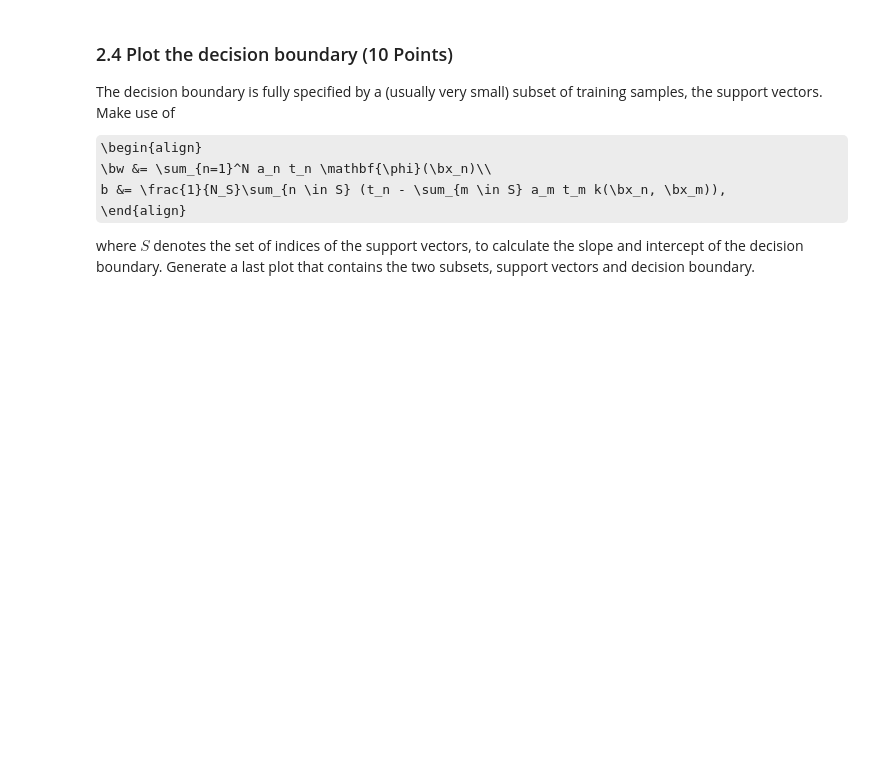
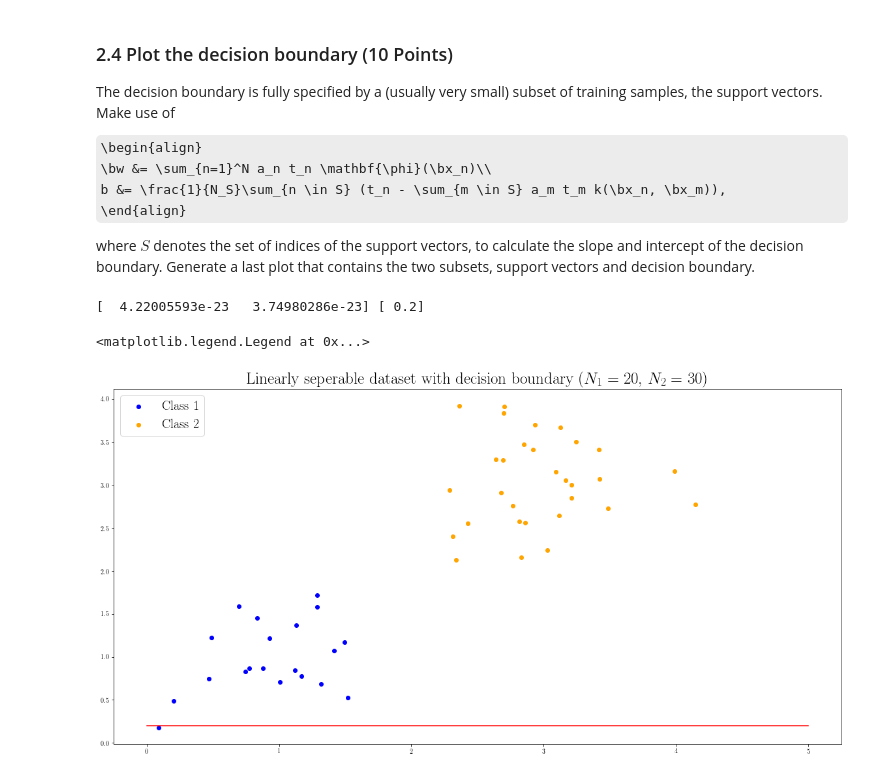
Before and after one commit to Kaleidophon/-friendly-octo-palm-tree, a Jupyter notebook: lab3.ipynb, the cells around one changed output. Saved outputs shown, nothing was run; the diff lists cells and outputs as text; code cells hidden in the pictures; some formulas as TeX source; blank space fills up the shorter version.

```diff
--- a/lab3.ipynb
+++ b/lab3.ipynb
@@ -530,11 +530,13 @@ X, t = create_X_and_t(X_1, X_2)
 a = compute_multipliers(X, t)
 print(a)
 
-#support_vectors = []
-#for i, x in zip(range(len(X)), X):
-#    if a[i][0] == 0:
-#        support_vectors.apppend(X[i])
+support_vectors = []
+for i, x in zip(range(len(X)), X):
+    if a[i][0] == 0:
+        support_vectors.append(X[i])
+    else:
+        support_vectors.append(X[i])
 
-#print("{} support vectors found.".format(len(support_vectors)))
+print("{} support vectors found.".format(len(support_vectors)))
 # %% [output]
      pcost       dcost       gap    pres   dres
@@ -569,0 +569,26 @@ raise NotImplementedError()
+# %%
+w = numpy.array([a[i]*t[i]*X[i] for i in range(len(X))]).sum(axis=0)
+b = 1 / len(support_vectors) * numpy.array(
+    [
+        t[i] - numpy.array([
+            a[j]*t[j]*numpy.dot(support_vectors[i].T, support_vectors[j]) for j in range(len(support_vectors))
+        ]).sum(axis=0) for i in range(len(support_vectors))
+    ]
+).sum(axis=0)
+m = sqrt(w[0]**2 + w[1]**2)
+# %% [output]
+[  4.22005593e-23   3.74980286e-23] [ 0.2]
+# %%
+x_decision_boundary = numpy.linspace(0, 5, 100)
+y_decision_boundary = m*x_decision_boundary + b
+
+k_1 = plt.scatter(x_1, y_1, color="blue")
+k_2 = plt.scatter(x_2, y_2, color="orange")
+plt.plot(x_decision_boundary, y_decision_boundary, color="red")
+plt.rc('text', usetex=True)
+plt.rc('font', family='serif')
+plt.title("Linearly seperable dataset with decision boundary ($N_1$ = 20, $N_2$ = 30)", size=25)
+plt.legend([k_1, k_2], ['Class 1', 'Class 2'], loc="upper left", fontsize=20)
+# %% [output]
+<matplotlib.legend.Legend at 0x...>
+[figure, added]
```
Also changed, not shown: parts of 4 cells of this notebook.
